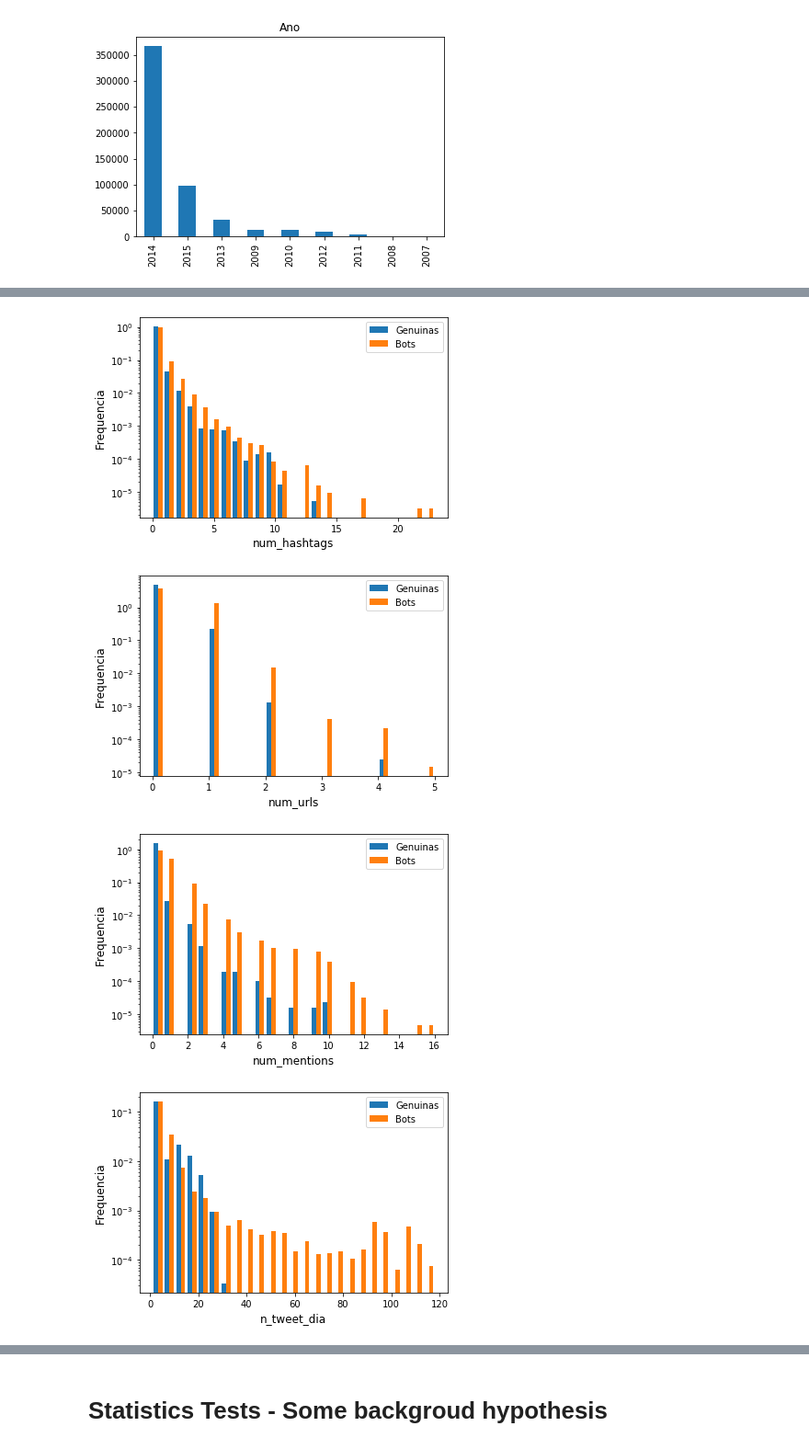
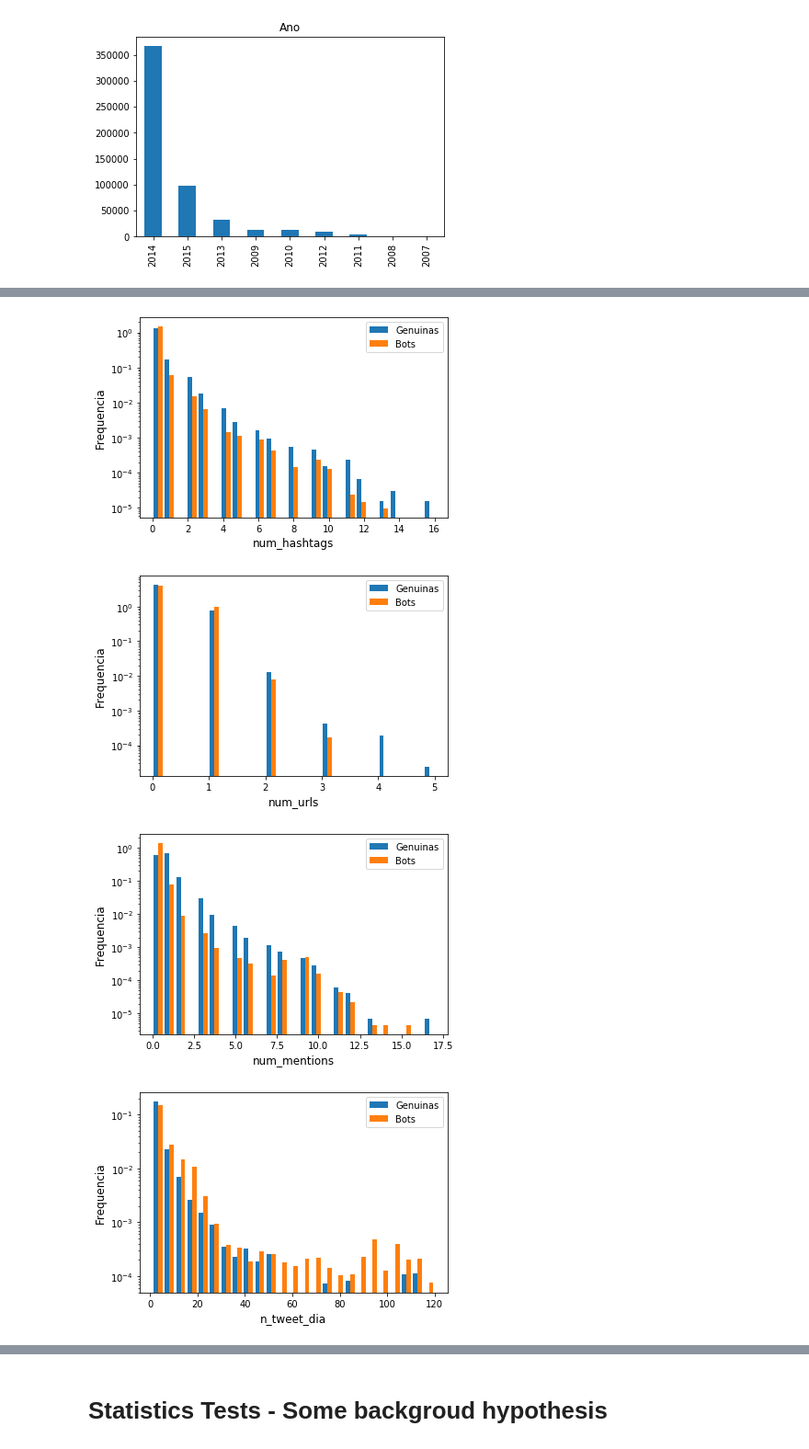
Before and after one commit to rogerioluizsi/FeaturesEngineering_Twitter, a Jupyter notebook: StoryTelling.ipynb, the cells around one changed output, grey strips where cells are left out. Shown at 92% size. Saved outputs shown, nothing was run; the diff lists cells and outputs as text; code cells hidden in the pictures.

```diff
--- a/StoryTelling.ipynb
+++ b/StoryTelling.ipynb
@@ -171,11 +171,11 @@ Class                            0
 dtype: int64
 # %%
 #drop userid null
-tweets.dropna(subset=['user_id','text','id','created_at','reply_count' ], inplace=True)
+tweets.dropna(subset=['user_id','text','id','created_at' ], inplace=True)
 # %% [markdown]
 Feaetures with a lot of missing data and deprecated was droped.  Anothers, than have some important informations about its presence, was missing values filled by 0 or "".
 # %%
-columns= ['truncated','geo','place','contributors','crawled_at','updated', 'created_at', 'retweeted', 'favorited' ,'possibly_sensitive']
+columns= ['truncated','geo','place','contributors','crawled_at','updated', 'created_at', 'retweeted', 'favorited' ,'possibly_sensitive','reply_count']
 tweets['in_reply_to_screen_name'].fillna(0, inplace=True)
 tweets['source'].fillna("", inplace=True)
 tweets.drop(columns=columns, axis=1, inplace=True)
@@ -184,7 +184,7 @@ tweets.drop(columns=columns, axis=1, inplace=True)
 # %% [markdown]
 It has many unique tweets. To understand the behavior of the bot, it is necessary to have enought critical mass. That way, I'm going to sample 200 tweets for each user. First, I'll drop all users who have less than 200, hence a random sampling of the remaining ones.
 # %%
-tweets = tweets[(tweets.n_tweets > 200)]
+tweets = tweets[(tweets.n_tweets >= 200)]
 # %%
 print("min twiiter",tweets.n_tweets.min(), ': quantify tweets',tweets.shape[0], "of: ", tweets.drop_duplicates('user_id').shape[0], "unique users:" )
 # %% [output]
@@ -332,7 +338,7 @@ Name: Class, dtype: int64
 # %%
 for x in numerical_2:
-    x1=tweets[tweets.type==1][x]
-    x2=tweets[tweets.type!=1][x]
+    x1=tweets[tweets.type==0][x]
+    x2=tweets[tweets.type!=0][x]
     plt.figure()
     labels= ["Genuinas","Bots"]
     colors = ['blue', 'orange']
@@ -348,8 +354,8 @@ for x in numerical_2:
 # %%
 #Features with a large dispersion, i will use the logatimic scale, for better visualization
 for x in numerical:
-    x1=tweets[tweets.type==1][x]
-    x2=tweets[tweets.type!=1][x]
+    x1=tweets[tweets.type==0][x]
+    x2=tweets[tweets.type!=0][x]
     plt.figure()
     labels= ["Genuinas","Bots"]
     colors = ['blue', 'orange']
@@ -365,6 +371,6 @@ for x in numerical:
-[figure, old version]
+[figure, new version]
-[figure, old version]
+[figure, new version]
-[figure, old version]
+[figure, new version]
-[figure, old version]
+[figure, new version]
 # %%
 for x in numerical_3:
```
Also changed, not shown: parts of 59 cells of this notebook, 1 other file.
